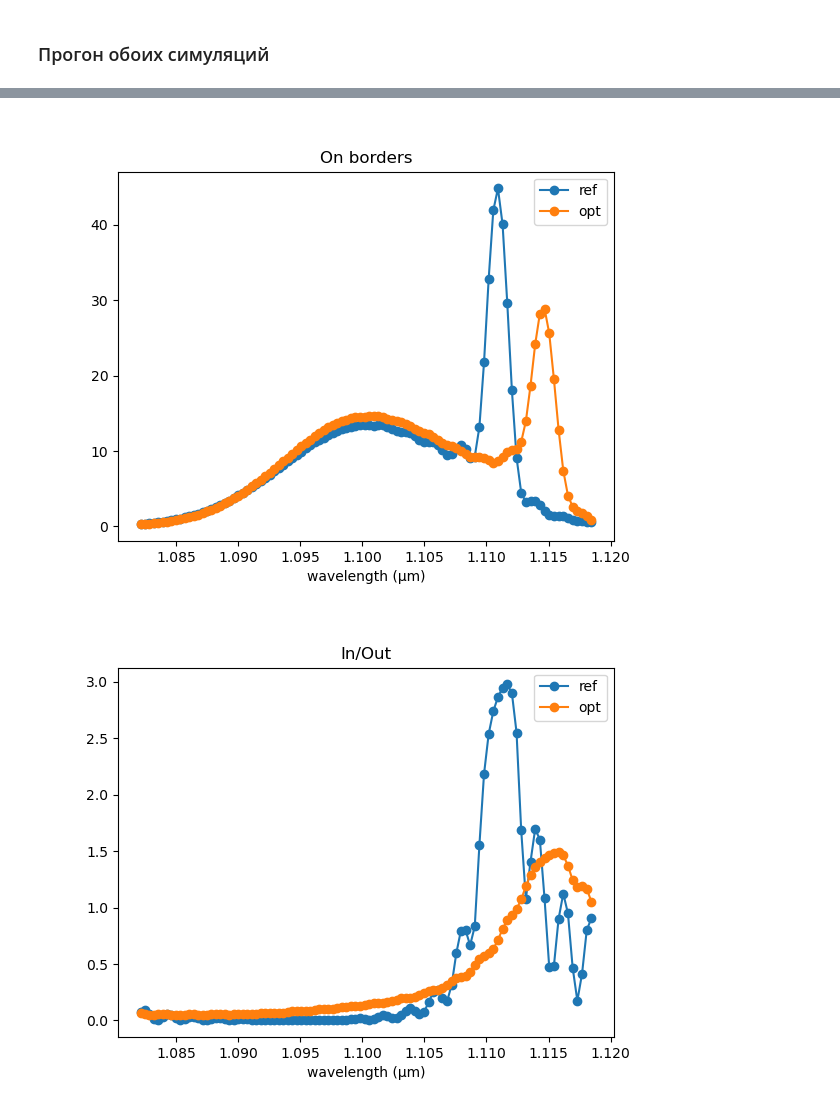
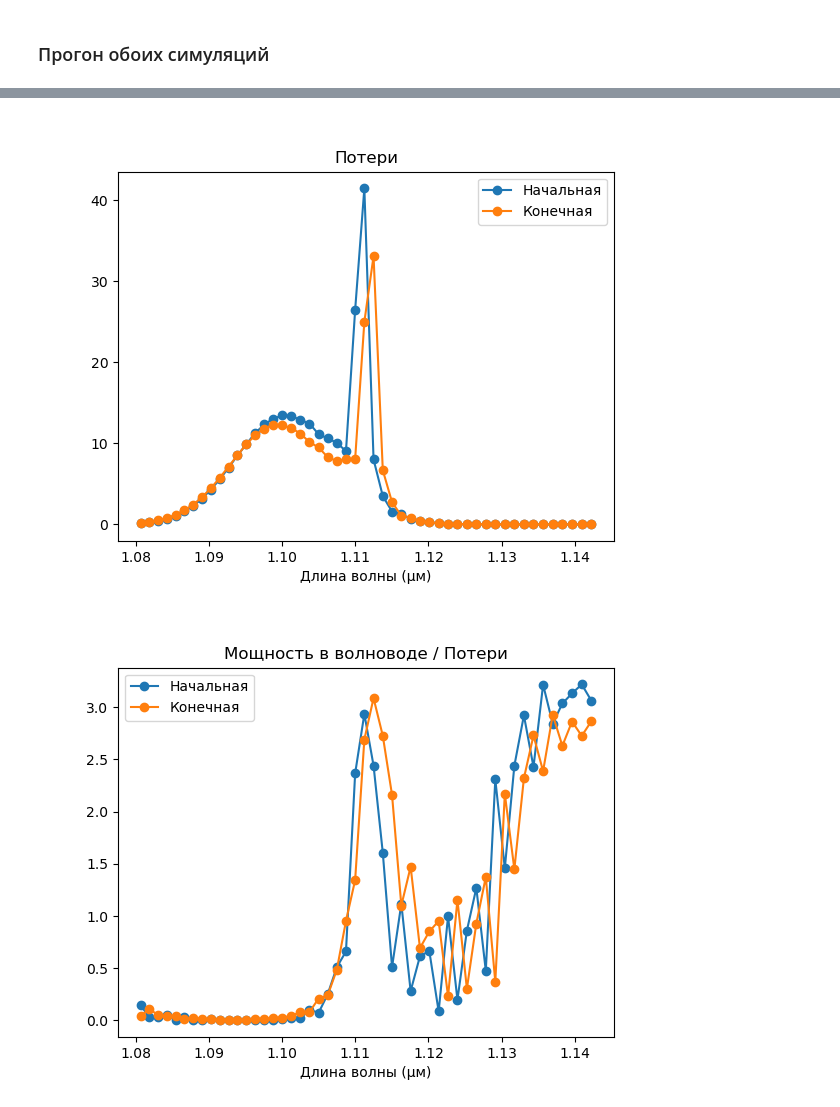
Before and after one commit to rangiferina/WGM_adjoint, a Jupyter notebook: WGM.ipynb, the cells around one changed output, grey strips where cells are left out. Drawn from its saved outputs; the diff is of its cells as text; code cells hidden in the pictures.

```diff
--- a/WGM.ipynb
+++ b/WGM.ipynb
@@ -102,0 +181,5 @@ plt.show()
+# %%
+sim.geometry = init_geometry(has_wg=True, angle=angle, distance=distance)
+init_str = test_structure('ref', sim.geometry, fcen_p, fcen_q, df_p_mon, df_q_mon, wg_fluxes_reg, not_wg_fluxes_reg)
+
+maximum_wl = init_str['wls'][np.argmax(init_str['in'])]
@@ -114,7 +200,7 @@ eta_i = 0.5
 eta_d = 1 - eta_e
 design_region_resolution = int(resolution)
 design_region_width = 2*(r+wg_width/2)
-design_region_height = wg_width + 2*(distance+wg_width/5)
+design_region_height = wg_width + 2*(wg_width/3)
 design_region_center = mp.Vector3(0, wg_center_y, 0)
 
 Nx = int(round(design_region_resolution * design_region_width)) + 1
@@ -436,17 +437,18 @@ def plot_fluxes(title, wls, fluxes, labels, filename):
 # %%
-df_p_mon = 0.03
-df_q_mon = 0.05
 
 #Чтение структуры из файла на заданной итерации
-iter = 18
+iter = 28
 x = np.load(f"{foldername}/{file_name}_{iter}.npy")
+#x = np.load(f"{foldername}/{file_name}_design.npy")
 ref_geometry = init_geometry(True, angle, distance)
 opt_geometry = init_geometry(True, angle, distance)
 opt_geometry.append(mp.Block(center=design_region.center, size=design_region.size, material=design_variables))
 design_region.update_design_parameters(mapping(x, eta_i, np.inf))
-
-
+fcen_p = 1/maximum_wl
+fcen_q = 1/1.1
+df_p_mon = 0.05
+df_q_mon = 0.05
 # ref, opt имеют вид {'wls': flux_wls, 'in': flux_in_wg, 'out': flux_out_wg, 'res_wls': wls, 'Qs': Qs}
-ref = test_structure('ref', ref_geometry, fcen, df_p_mon, df_q_mon, wg_fluxes_reg, not_wg_fluxes_reg)
-opt = test_structure('opt', opt_geometry, fcen, df_p_mon, df_q_mon, wg_fluxes_reg, not_wg_fluxes_reg)
+ref = test_structure('ref', ref_geometry, fcen_p, fcen_q, df_p_mon, df_q_mon, wg_fluxes_reg, not_wg_fluxes_reg)
+opt = test_structure('opt', opt_geometry, fcen_p, fcen_q, df_p_mon, df_q_mon, wg_fluxes_reg, not_wg_fluxes_reg)
 # %% [output]
@@ -457,6 +459,6 @@ opt = test_structure('opt', opt_geometry, fcen, df_p_mon, df_q_mon, wg_fluxes_re
 # %%
 # title, x, [y1, y2,...], [y1_label, y2_label,...], filename
-plot_fluxes('In waveguide', ref['wls'], [ref['in'], opt['in']], ['ref','opt'], 'in')
-plot_fluxes('On borders', ref['wls'], [ref['out'], opt['out']], ['ref','opt'], 'out')
-plot_fluxes('In/Out', ref['wls'], [ref['in']/ref['out'], opt['in']/opt['out']], ['ref','opt'], 'ratio')
+plot_fluxes('Мощность в волноводе', ref['wls'], [ref['in'], opt['in']], ['Начальная','Конечная'], 'in')
+plot_fluxes('Потери', ref['wls'], [ref['out'], opt['out']], ['Начальная','Конечная'], 'out')
+plot_fluxes('Мощность в волноводе / Потери', ref['wls'], [ref['in']/ref['out'], opt['in']/opt['out']], ['Начальная','Конечная'], 'ratio')
 # %% [output]
@@ -464,5 +466,5 @@ plot_fluxes('In/Out', ref['wls'], [ref['in']/ref['out'], opt['in']/opt['out']],
-[figure, old version]
+[figure, new version]
-[figure, old version]
+[figure, new version]
 # %%
 print('Ref:')
 print('Резонансные длины волн:')
```
Also changed, not shown: parts of 16 cells of this notebook.
